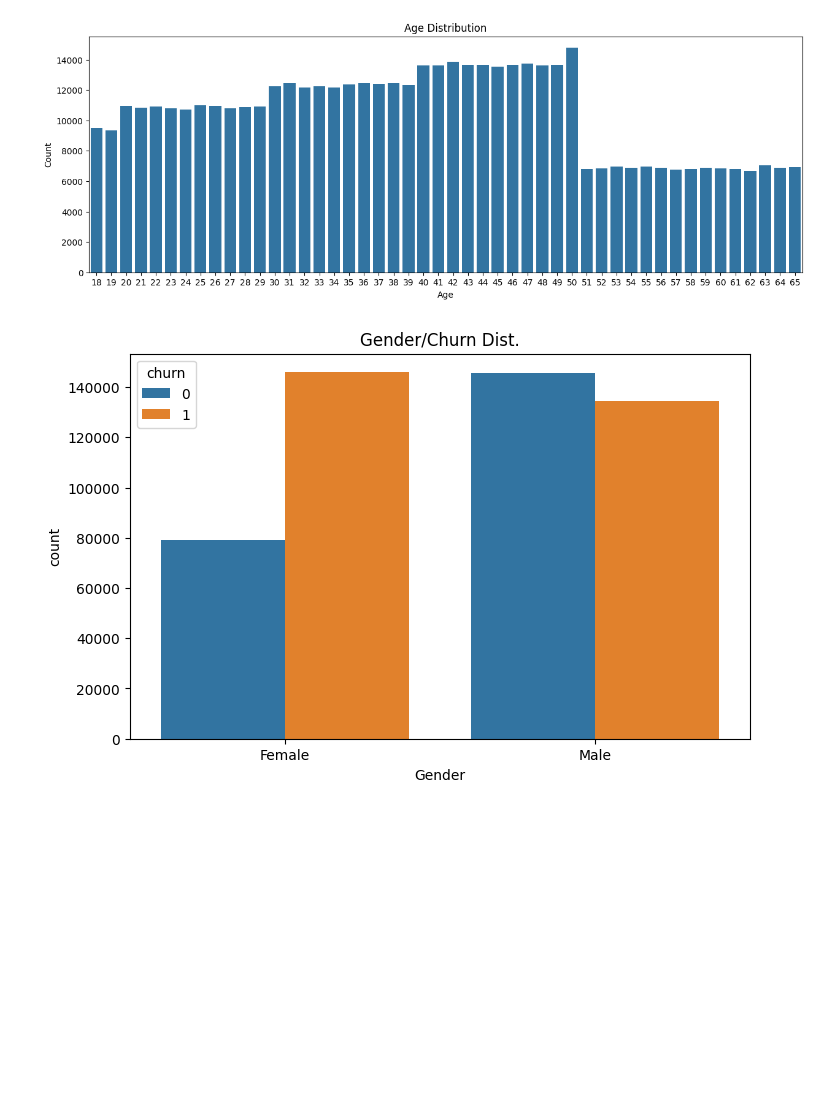
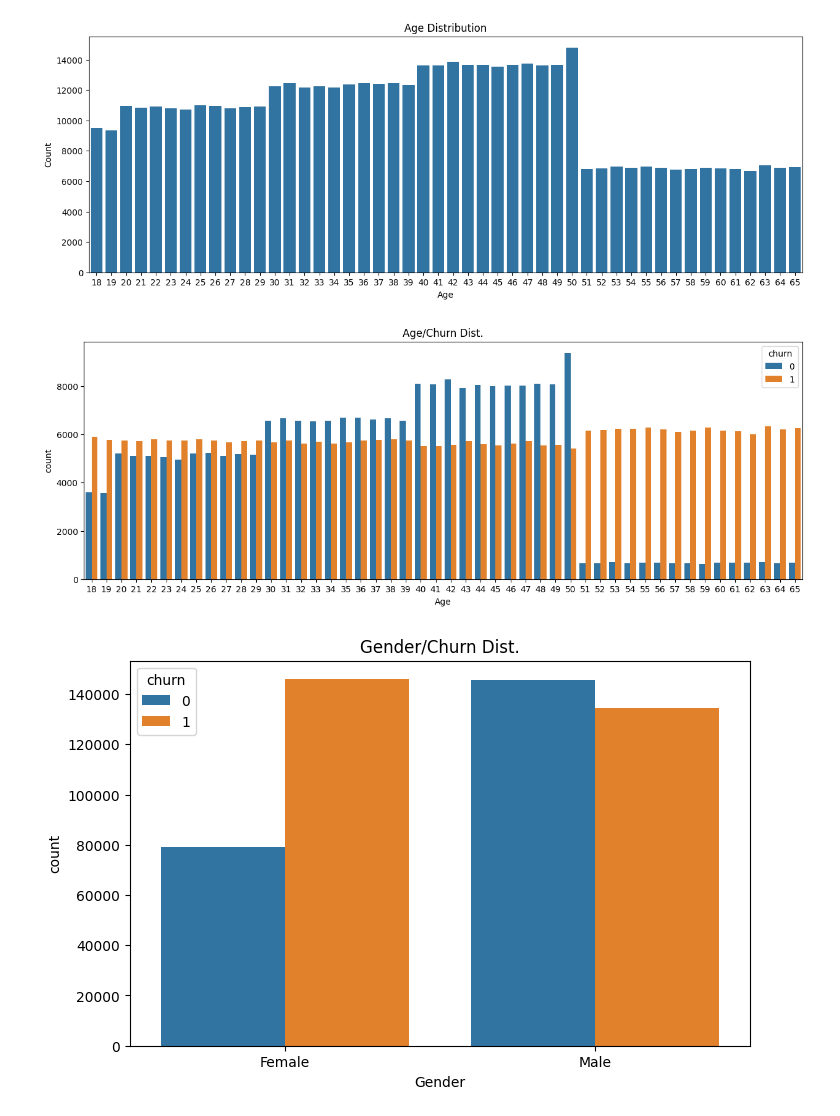
Before and after one commit to JohnNun/customer_churn_prediction, a Jupyter notebook: customer_churn_prediction.ipynb, the cells around one changed output. Drawn from its saved outputs; the diff is of its cells as text; code cells hidden in the pictures; blank space fills up the shorter version.

Commit message:
Added text descriptions to data preparation, eda, and modeling sections. Also added a fourth plot in eda section.

```diff
--- a/customer_churn_prediction.ipynb
+++ b/customer_churn_prediction.ipynb
@@ -202,7 +203,7 @@ Index(['customerid', 'age', 'gender', 'tenure', 'usage_frequency',
       dtype='object')
 # %%
 # Converting non-monetary numbers to integer dtype
-col_list = ['age', 'tenure', 'usage_frequency', 'support_calls', 'payment_delay', 'last_interaction', 'total_spend', 'churn']
+col_list = ['age', 'tenure', 'usage_frequency', 'support_calls', 'payment_delay', 'last_interaction', 'churn']
 
 for col in col_list:
   df[col] = df[col].astype('int64')
@@ -248,4 +259,14 @@ ax.set_xlabel('Age')
 ax.set_ylabel('Count');
 # %% [output]
 [figure]
+# %%
+# Age/Churn Distribution plot
+fig, ax = plt.subplots(figsize=(15, 5))
+
+sns.countplot(df, x='age', hue='churn')
+
+ax.set_title('Age/Churn Dist.')
+ax.set_xlabel('Age');
+# %% [output]
+[figure, added]
 # %%
```
Also changed, not shown: parts of 26 cells of this notebook.
